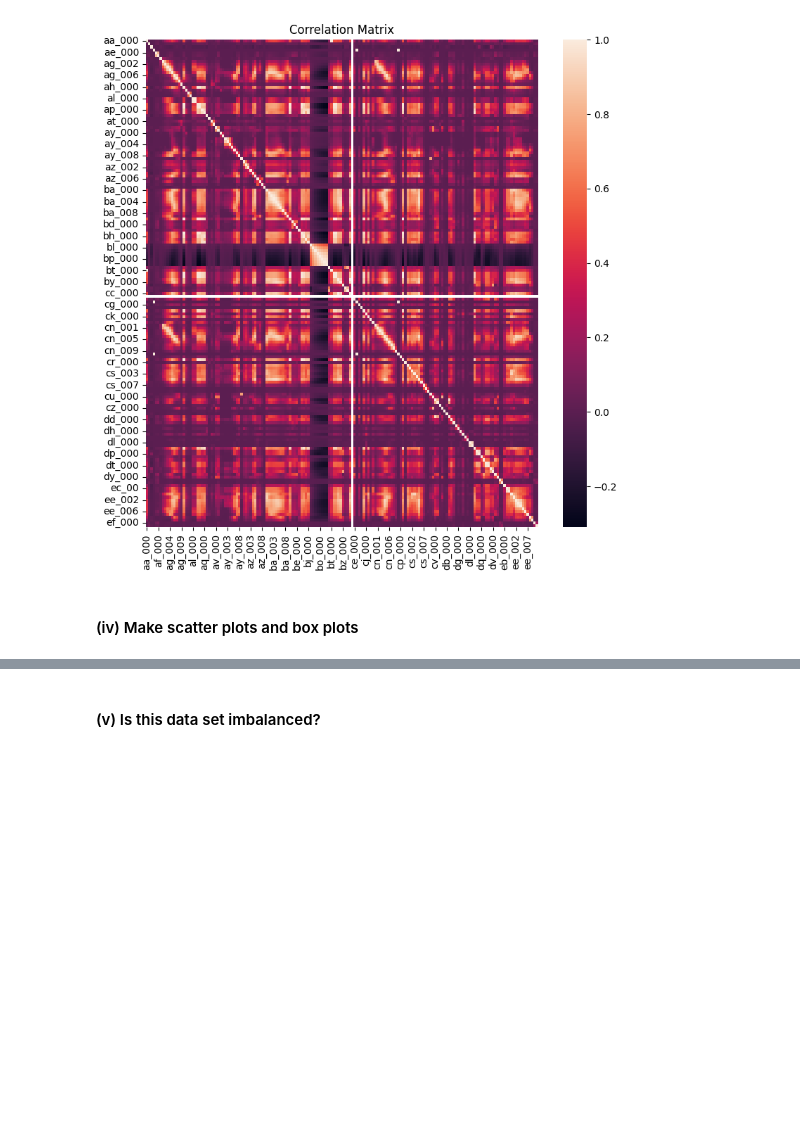
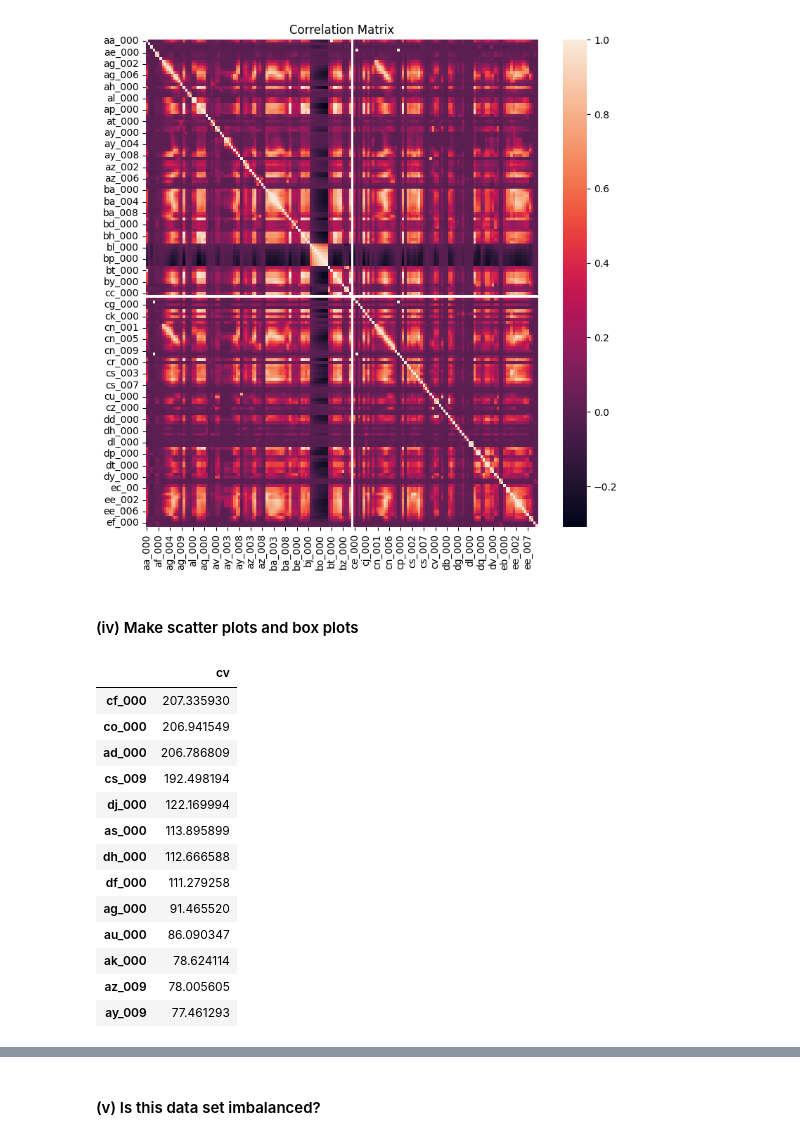
Before and after one commit to cxieusc/DSCI_552_HW6, a Jupyter notebook: notebook/Xie_Chong_HW6.ipynb, the cells around one changed output, grey strips where cells are left out. Saved outputs shown, nothing was run; the diff lists cells and outputs as text; code cells hidden in the pictures; blank space fills up the shorter version.

```diff
--- a/notebook/Xie_Chong_HW6.ipynb
+++ b/notebook/Xie_Chong_HW6.ipynb
@@ -148,3 +149,21 @@ plt.show()
 [figure]
 # %% [markdown]
 #### (iv) Make scatter plots and box plots
+# %%
+top_features = df_cv["cv"].nlargest(math.floor(math.sqrt(170))).index.tolist()
+display(df_cv.loc[top_features])
+# %% [output]
+|  | cv |
+| cf_000 | 207.335930 |
+| co_000 | 206.941549 |
+| ad_000 | 206.786809 |
+| cs_009 | 192.498194 |
+| dj_000 | 122.169994 |
+| as_000 | 113.895899 |
+| dh_000 | 112.666588 |
+| df_000 | 111.279258 |
+| ag_000 | 91.465520 |
+| au_000 | 86.090347 |
+| ak_000 | 78.624114 |
+| az_009 | 78.005605 |
+| ay_009 | 77.461293 |
```
Also changed, not shown: parts of 8 cells of this notebook.
